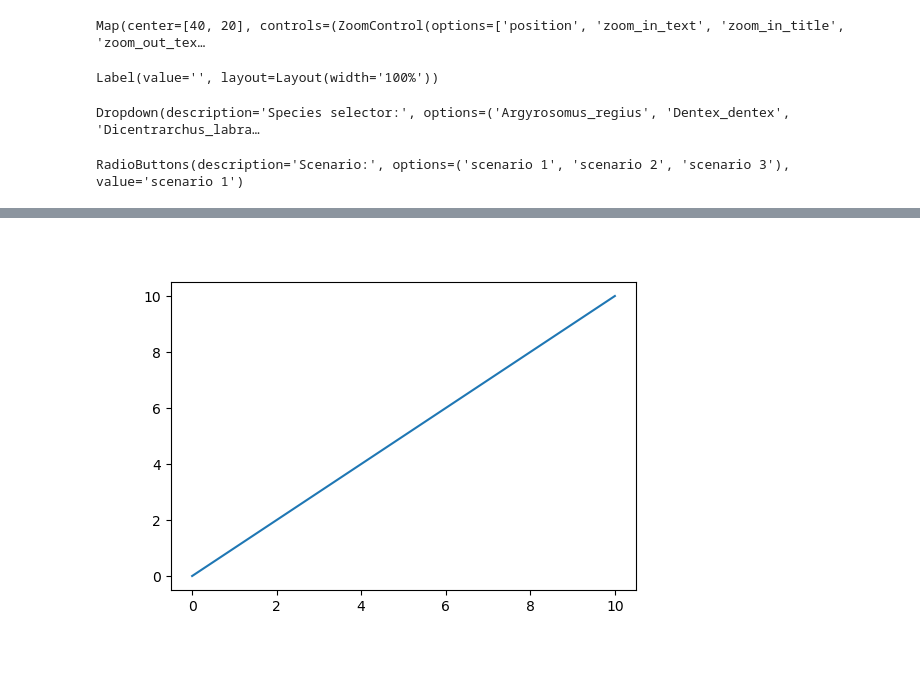
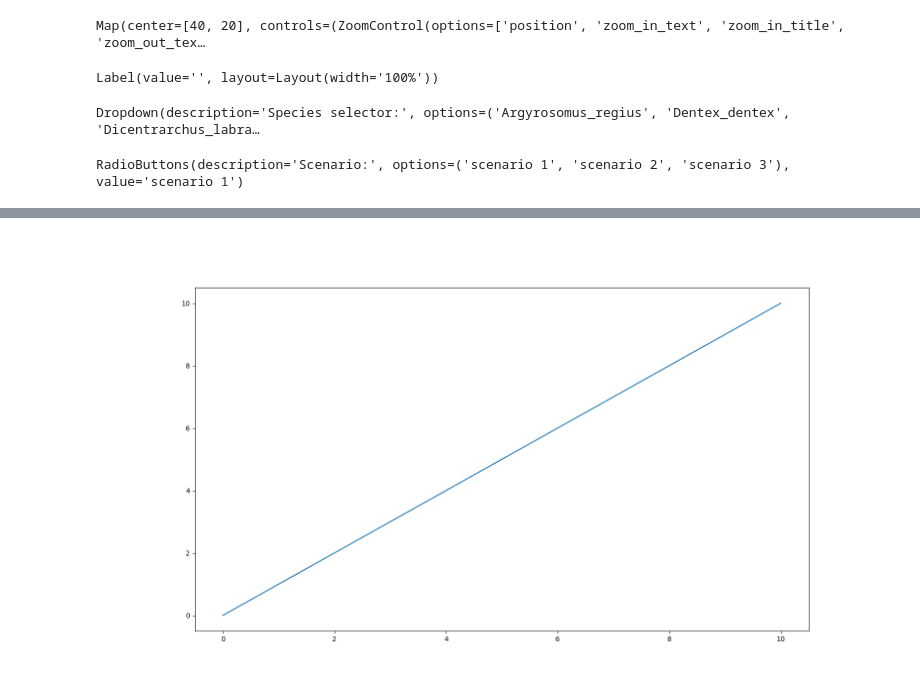
Before and after one commit to QuantEcoLab/PerfeCt, a Jupyter notebook: main.ipynb, the cells around one changed output, grey strips where cells are left out. Cells and saved outputs as stored; diff of their text form; code cells hidden in the pictures; blank space fills up the shorter version.

```diff
--- a/main.ipynb
+++ b/main.ipynb
@@ -16,21 +16,21 @@ from deb.simulations import simulate, plot_res, aux, fArr
 # Variable setup
 x, y = 0, 0
 dummy_num = 0
-with open('data/MED_farms_for_display.geojson', 'r') as f:
+with open('data/MED_farms_for_display_markers.geojson', 'r') as f:
     data = json.load(f)
 name = None
 temp_marker = Marker(location=[-90, 0])
 # %%
 # Map setup
-defaultLayout=Layout(width='1000px', height='500px')
+defaultLayout=Layout(width='1200px', height='500px')
 center=(40,20)
-icon = Icon(icon_url='https://icons555.com/images/icons-blue/image_icon_fish_8_pic_512x512.png', icon_size=[38, 95])
+icon = Icon(icon_url='', icon_size=[38, 95])
 m = Map(center=center,
        basemap=basemaps.Esri.WorldImagery,
         zoom=4,
        layout=defaultLayout)
 
-m.add_layer(temp_marker)
+# m.add_layer(temp_marker)
 
 label = Label(layout=Layout(width="100%"))
 
@@ -41,8 +41,10 @@ def handle_click(**kwargs):
         global dummy_num
         global feature_clicked
         global temp_marker
-
-        m.remove_layer(temp_marker)
+        try:
+            m.remove_layer(temp_marker)
+        except:
+            pass
         temp_marker = Marker(
                 location=kwargs.get('coordinates'),
                 icon=icon,
@@ -55,7 +57,7 @@ def handle_click(**kwargs):
         message1.value = f"Coordinates: ({np.round(x,2)}, {np.round(y,2)}) <br> Number: {dummy_num}"
         label.value = "No aquaculture selected"
         popup = Popup(
-            location=(x+0.05, y),
+            location=(x, y),
             child=message1,
             close_button=True,
             auto_close=True,
@@ -75,10 +77,11 @@ def random_color(feature):
         'fillColor': random.choice(['red', 'yellow', 'green', 'orange']),
     }
 
+
 geo_json = GeoJSON(
     data=data,
     style = {
-        "icon": "https://icons555.com/images/icons-blue/image_icon_fish_8_pic_512x512.png"},
+        "opacity": 100},
     name="Farm locations"
 )
 
@@ -88,13 +91,17 @@ def click_handler(event=None, feature=None, id=None, properties=None):
     global dummy_num
     feature_clicked=True
     dummy_num += 1
+    try:
+        m.remove_layer(temp_marker)
+    except:
+        pass
     #name = properties["geounit"]
     name = properties["species"]
     if name == None:
         name = properties["species 1"]
     x = properties["coordinates"][1]
     y = properties["coordinates"][0]
-    label.value = f"Aquaculture name: {name}"
+    label.value = f"Species: {name}"
     message1 = HTML()
     message1.value = f"Coordinates: ({np.round(x,2)}, {np.round(y,2)}) <br>  Species: {name[name.find('(')+1:name.find(')')]} <br> Number: {dummy_num}"
     popup = Popup(
@@ -150,32 +157,32 @@ radios = RadioButtons(
     disabled=False
 )
 
 display(dropdown)
 display(radios)
 
 btn = Button(description="Simulate!")
 out = Output()
 
 
-fig, ax = plt.subplots(figsize=(6,4))
+fig, ax = plt.subplots(figsize=(16, 9))
 line, = ax.plot(np.linspace(0,10), np.linspace(0,10))
 title = ax.set_title("")
 
 def update(change):
     line.set_ydata(np.random.randint(0, 10, 50))
     ax.set_title(f"{dropdown.value}-{scenarios.value}")
     fig.canvas.draw()
     return
 
 #radios.observe(update, "value")
 
 btn.on_click(update)
 
 display(btn)
 # %% [output]
 Map(center=[40, 20], controls=(ZoomControl(options=['position', 'zoom_in_text', 'zoom_in_title', 'zoom_out_tex…
 Label(value='', layout=Layout(width='100%'))
 Dropdown(description='Species selector:', options=('Argyrosomus_regius', 'Dentex_dentex', 'Dicentrarchus_labra…
 RadioButtons(description='Scenario:', options=('scenario 1', 'scenario 2', 'scenario 3'), value='scenario 1')
 [interactive output not drawn]
-[figure, old version]
+[figure, new version]
```
Also changed, not shown: parts of 1 cell of this notebook.
